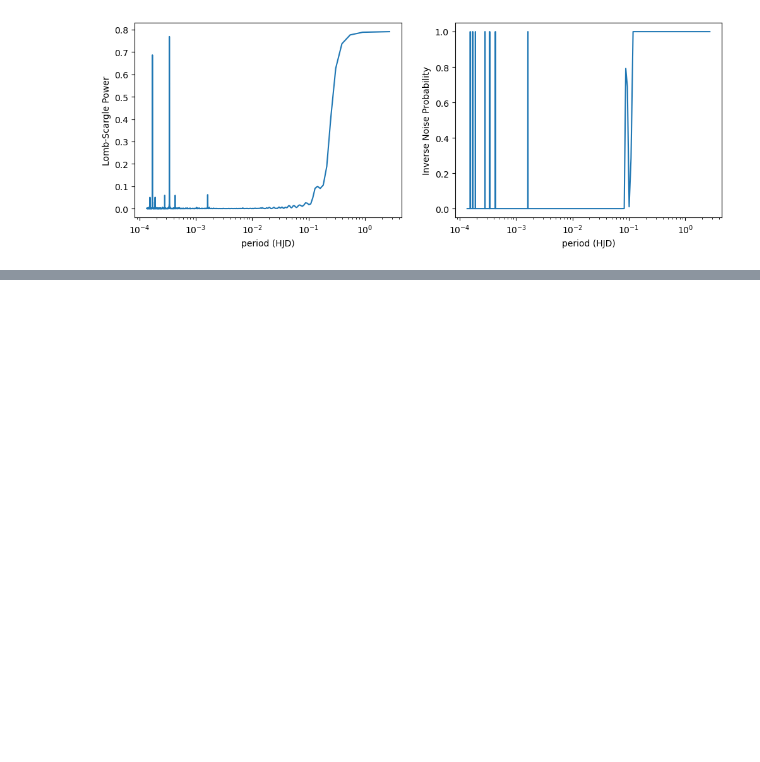
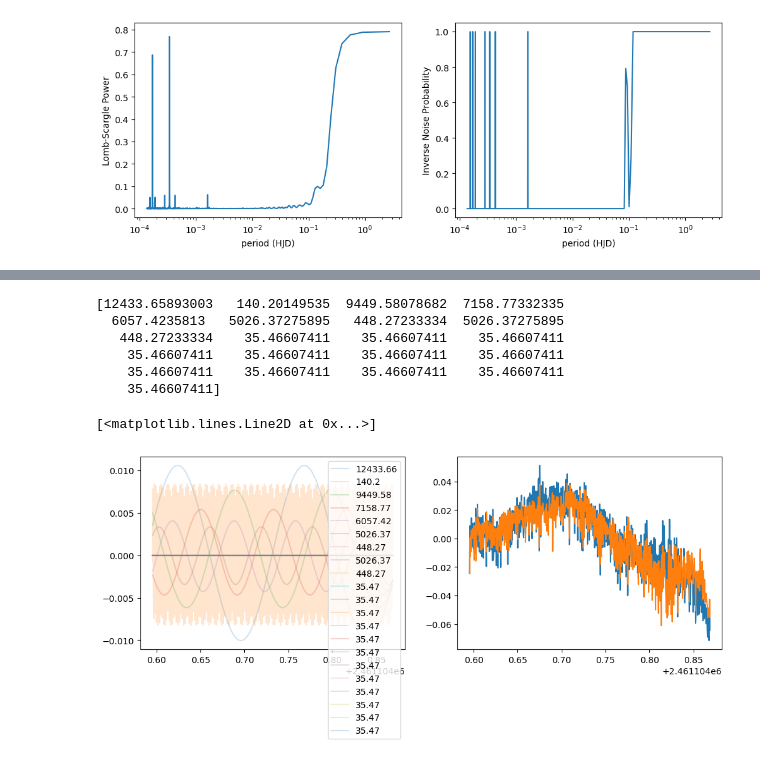
Before and after one commit to thomasnguyen21/astr302_pulsating_star, a Jupyter notebook: photometry.ipynb, the cells around one changed output, grey strips where cells are left out. Cells and saved outputs as stored; diff of their text form; code cells hidden in the pictures; blank space fills up the shorter version.

```diff
--- a/photometry.ipynb
+++ b/photometry.ipynb
@@ -312,0 +358,30 @@ The hypothetical cutoff frequency based on our integration time is 0.00020833333
+# %%
+w_blacklist = []
+
+i = 0
+popts, new_fluxes, ws = [], [], []
+popt, new_flux, w = mix_and_match(HJD_arr, corr_target-1, tot_err)
+popts.append(popt), new_fluxes.append(new_flux), ws.append(w)
+
+while i < 20:
+    popt, new_flux, w = mix_and_match(HJD_arr, new_fluxes[-1], tot_err)
+    popts.append(popt), new_fluxes.append(new_flux), ws.append(w)
+    i += 1
+
+print(86400/np.array(ws)) # it is doing some sort of aliasing bullshit
+
+fig5, ax5 = plt.subplots(1,2, figsize=(12,4))
+for popt in popts:
+    ax5[0].plot(HJD_arr, lomb_scargle_func(np.array(HJD_arr), *popt), label=round(86400/popt[0],2), alpha=0.2)
+ax5[0].legend()
+ax5[1].plot(HJD_arr, new_fluxes[0])
+ax5[1].plot(HJD_arr, new_fluxes[4])
+# %% [output]
+[12433.65893003   140.20149535  9449.58078682  7158.77332335
+  6057.4235813   5026.37275895   448.27233334  5026.37275895
+   448.27233334    35.46607411    35.46607411    35.46607411
+    35.46607411    35.46607411    35.46607411    35.46607411
+    35.46607411    35.46607411    35.46607411    35.46607411
+    35.46607411]
+[<matplotlib.lines.Line2D at 0x...>]
+[figure, added]
```
Also changed, not shown: parts of 4 cells of this notebook.
